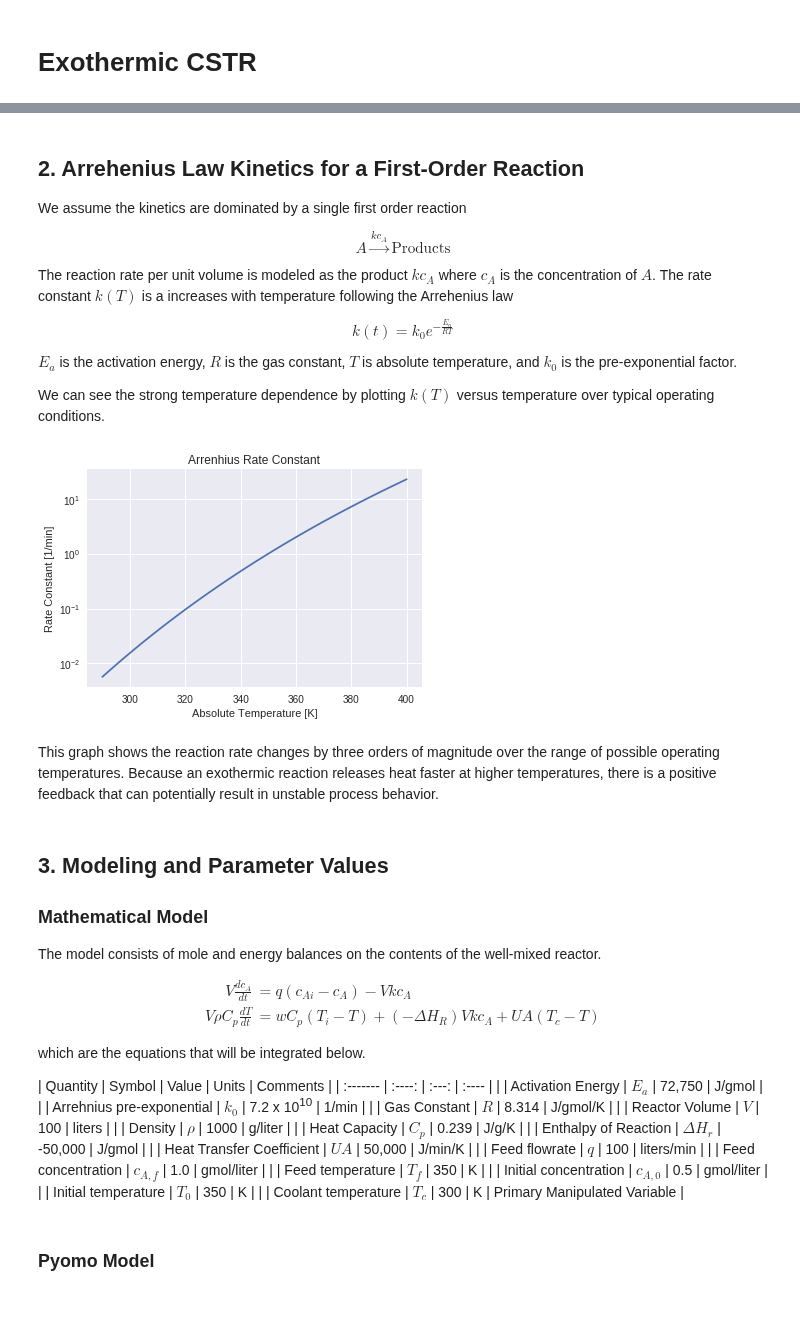
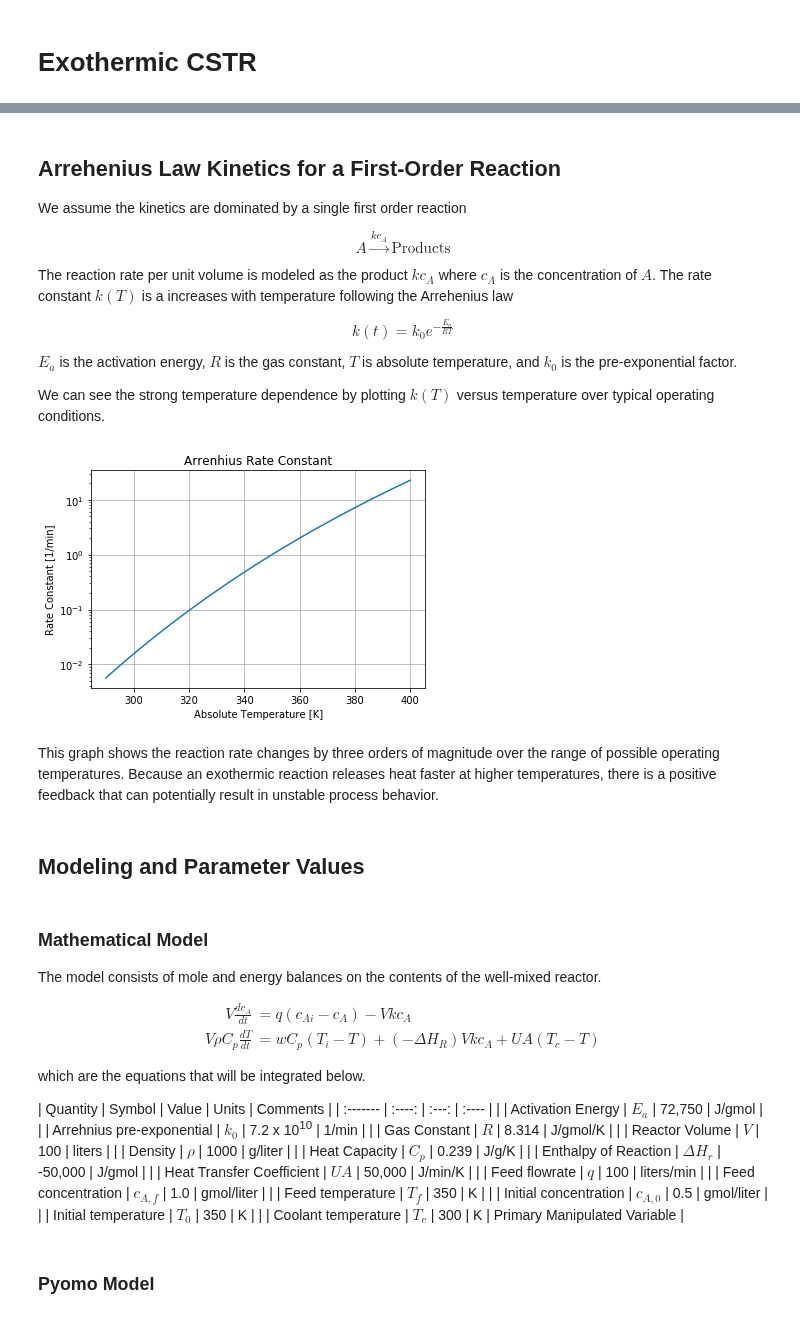
Before and after one commit to jckantor/ND-Pyomo-Cookbook, a Jupyter notebook: notebooks/05.02-Exothermic-CSTR.ipynb, the cells around one changed output, grey strips where cells are left out. Cells and saved outputs as stored; diff of their text form; code cells hidden in the pictures.

```diff
--- a/notebooks/05.02-Exothermic-CSTR.ipynb
+++ b/notebooks/05.02-Exothermic-CSTR.ipynb
@@ -22,7 +21,7 @@ This example is intended as an introduction to the nonlinear dynamics of an exot
 
 (Diagram By <a href="//commons.wikimedia.org/wiki/User:Daniele_Pugliesi" title="User:Daniele Pugliesi">Daniele Pugliesi</a> - <span class="int-own-work" lang="en">Own work</span>, <a href="http://creativecommons.org/licenses/by-sa/3.0" title="Creative Commons Attribution-Share Alike 3.0">CC BY-SA 3.0</a>, <a href="https://commons.wikimedia.org/w/index.php?curid=6915706">Link</a>)
 # %% [markdown]
-## 2. Arrehenius Law Kinetics for a First-Order Reaction
+## Arrehenius Law Kinetics for a First-Order Reaction
 
 We assume the kinetics are dominated by a single first order reaction
 
@@ -38,29 +37,30 @@ We can see the strong temperature dependence by plotting $k(T)$ versus temperatu
 # %%
 %matplotlib inline
 import matplotlib.pyplot as plt
 import numpy as np
 
 Ea  = 72750     # activation energy J/gmol
 R   = 8.314     # gas constant J/gmol/K
 k0  = 7.2e10    # Arrhenius rate constant 1/min
 
 T = np.linspace(290,400)
 
 # Arrhenius rate expression
 def k(T):
     return k0*np.exp(-Ea/R/T)
 
 plt.semilogy(T,k(T))
 plt.xlabel('Absolute Temperature [K]')
 plt.ylabel('Rate Constant [1/min]')
-plt.title('Arrenhius Rate Constant');
+plt.title('Arrenhius Rate Constant')
+plt.grid(True)
 # %% [output]
-[figure, old version]
+[figure, new version]
 # %% [markdown]
 This graph shows the reaction rate changes by three orders of magnitude over the range of possible operating temperatures. Because an exothermic reaction releases heat faster at higher temperatures, there is a positive feedback that can potentially result in unstable process behavior.
+# %% [markdown]
+## Modeling and Parameter Values
 # %% [markdown]
-## 3. Modeling and Parameter Values
-
 ### Mathematical Model
 
 The model consists of mole and energy balances on the contents of the well-mixed reactor.
```
Also changed, not shown: parts of 1 cell of this notebook, 4 other files.
